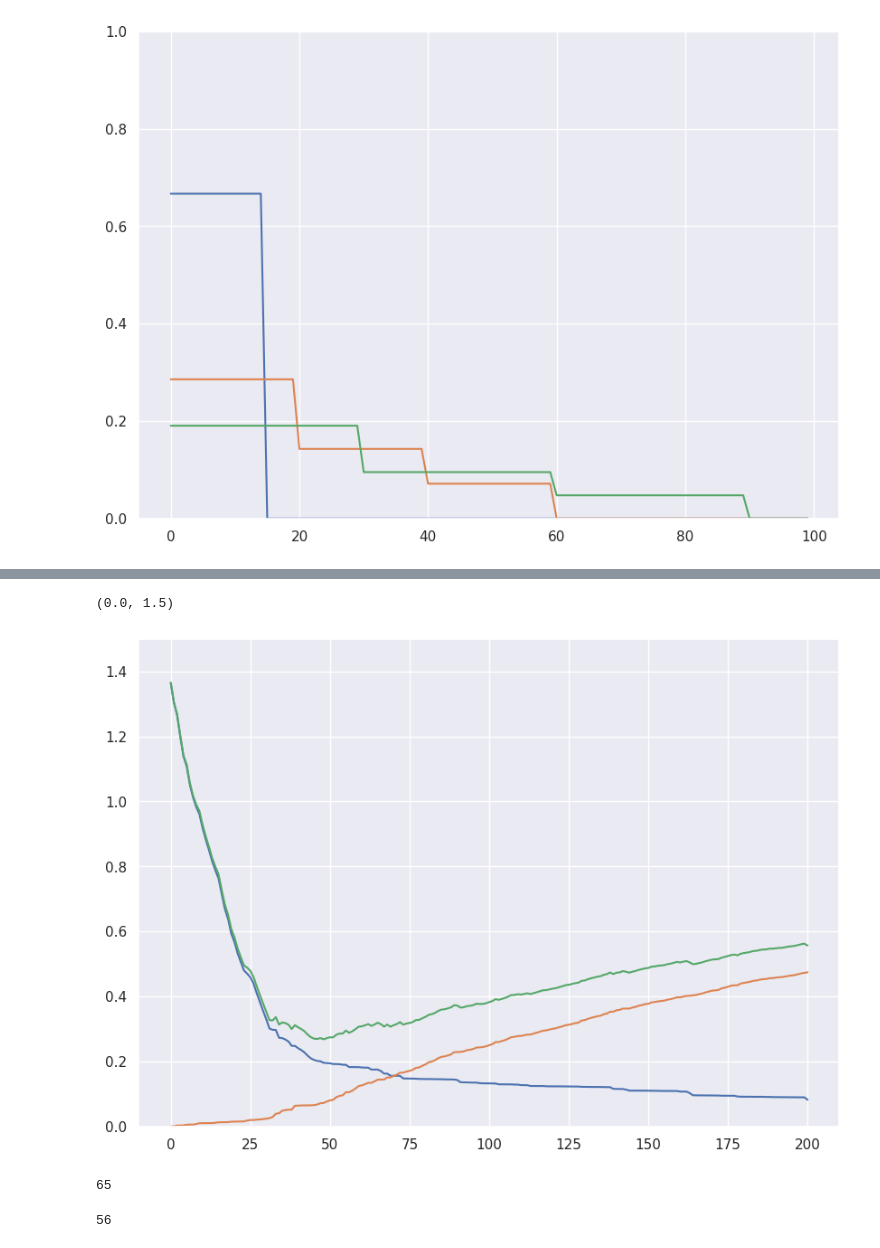
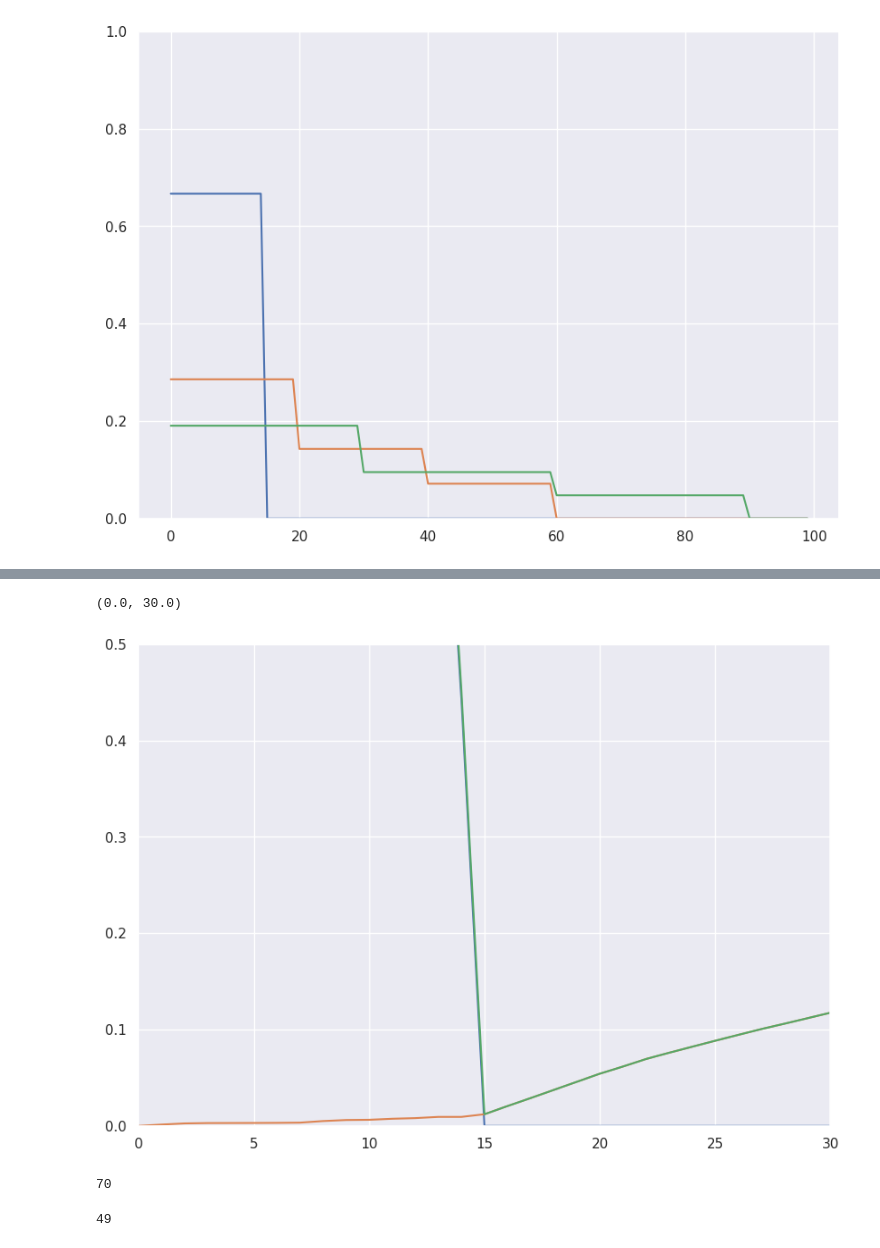
Before and after one commit to EarlyStop/EarlyStopping, a Jupyter notebook: notebooks/L2BoostExample.ipynb, the cells around one changed output, grey strips where cells are left out. Cells and saved outputs as stored; diff of their text form; code cells hidden in the pictures.

Commit message:
Added several methods to L2-boost and created an example for the gallery.

```diff
--- a/notebooks/L2BoostExample.ipynb
+++ b/notebooks/L2BoostExample.ipynb
@@ -65,0 +82,23 @@ Y     = f + eps
+# %%
+alg.boost(200)
+alg.iter
+alg.get_noise_estimate()
+alg.get_aic_iteration(K = 2)
+
+Lambda_0 = np.sqrt(1 * np.log(para_size) / sample_size)**1
+lasso = linear_model.Lasso(alpha = Lambda_0, fit_intercept = False)
+lasso.fit(X, Y)
+noiseEstimate = np.mean((Y - lasso.predict(X))**2)
+noiseEstimate
+
+maxIter = 10
+for iteration in range(maxIter):
+    Lambda = np.sqrt(noiseEstimate) * Lambda_0
+    lasso = linear_model.Lasso(alpha = Lambda, fit_intercept = False)
+    lasso.fit(X, Y)
+    noiseEstimate = np.mean((Y - lasso.predict(X))**2)
+    noiseEstimate
+    print(noiseEstimate)
+lassoMse = np.mean((f - lasso.predict(X))**2)
+noiseEstimate
+noiseLevel
@@ -66,16 +117,17 @@ Y     = f + eps
 # %%
 # Full L2-boosting path with bias-variance decomposition
 alg = es.L2_boost(X, Y, f)
 alg.boost(200)
 
 fig = plt.figure(figsize = (10, 7))
 plt.plot(alg.bias2)
 plt.plot(alg.stoch_error)
 plt.plot(alg.mse)
-plt.ylim((0, 1.5))
+plt.ylim((0, 0.5))
+plt.xlim((0, 30))
 # %% [output]
-(0.0, 1.5)
+(0.0, 30.0)
-[figure, old version]
+[figure, new version]
 # %%
 # L2-boosting until the balanced oracle is reached
 alg = es.L2_boost(X, Y, f)
@@ -83,7 +135,7 @@ alg.boost_to_balanced_oracle()
 bal_oracle = alg.iter
 bal_oracle
 # %% [output]
-65
+70
 # %%
 # L2-boosting with early stopping according to the true empirical noise level
 emp_noise_level = np.mean(eps**2)
@@ -92,7 +144,7 @@ alg.boost_to_early_stop(crit = emp_noise_level, max_iter = sample_size)
 early_stopping_time = alg.iter
 early_stopping_time
 # %% [output]
-56
+49
 # %%
 # Estimated signal vs. true signal
 fig = plt.figure(figsize = (10,7))
```
Also changed, not shown: parts of 8 cells of this notebook, 3 other files.
